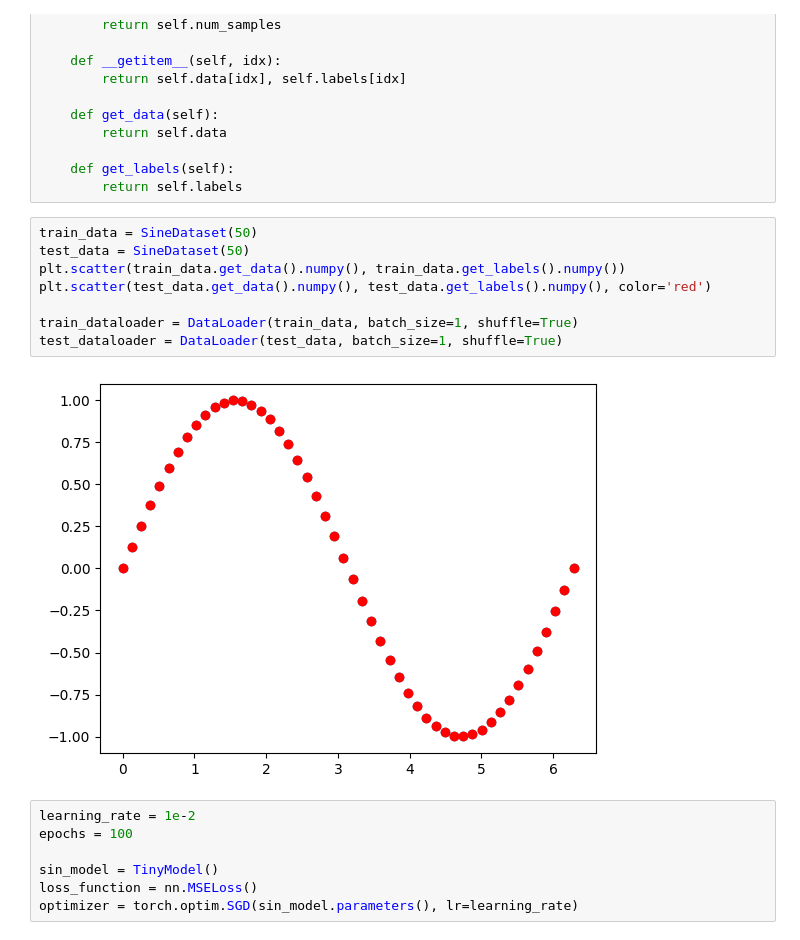
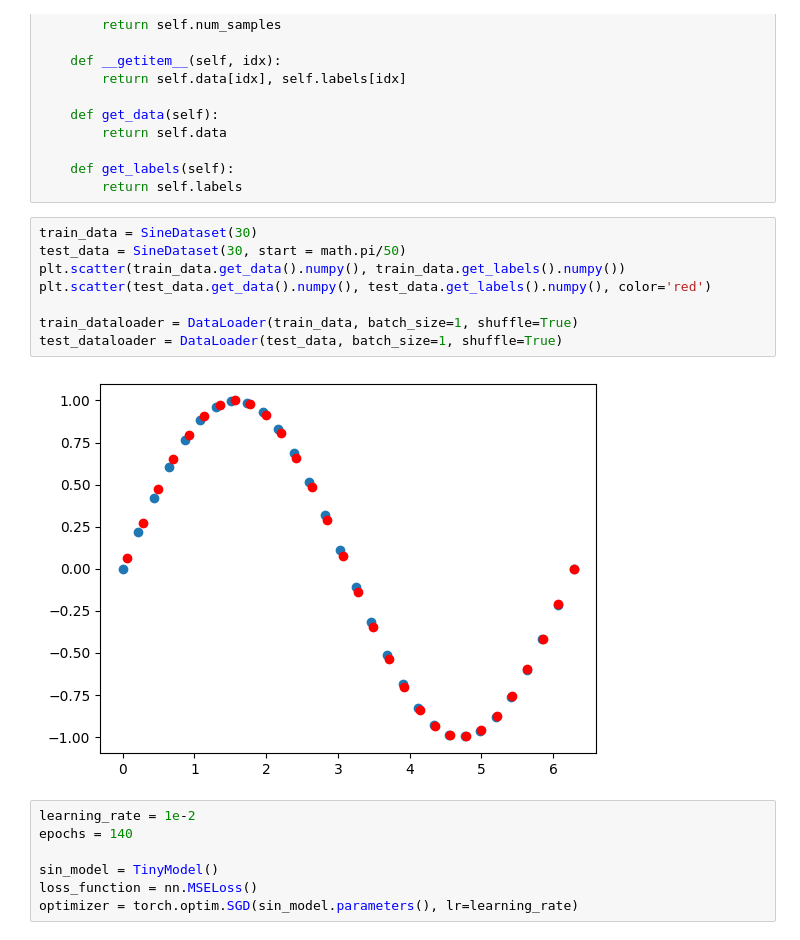
Before and after one commit to AS0berle/generalization-preconditioning, a Jupyter notebook: initial_exploration/exploration.ipynb, the cells around one changed output. Cells and saved outputs as stored; diff of their text form.

```diff
--- a/initial_exploration/exploration.ipynb
+++ b/initial_exploration/exploration.ipynb
@@ -90,18 +90,18 @@ class SineDataset(Dataset):
     def get_labels(self):
         return self.labels
 # %%
-train_data = SineDataset(50)
-test_data = SineDataset(50)
+train_data = SineDataset(30)
+test_data = SineDataset(30, start = math.pi/50)
 plt.scatter(train_data.get_data().numpy(), train_data.get_labels().numpy())
 plt.scatter(test_data.get_data().numpy(), test_data.get_labels().numpy(), color='red')
 
 train_dataloader = DataLoader(train_data, batch_size=1, shuffle=True)
 test_dataloader = DataLoader(test_data, batch_size=1, shuffle=True)
 # %% [output]
-[figure, old version]
+[figure, new version]
 # %%
 learning_rate = 1e-2
-epochs = 100
+epochs = 140
 
 sin_model = TinyModel()
 loss_function = nn.MSELoss()
```
Also changed, not shown: parts of 7 cells of this notebook.
